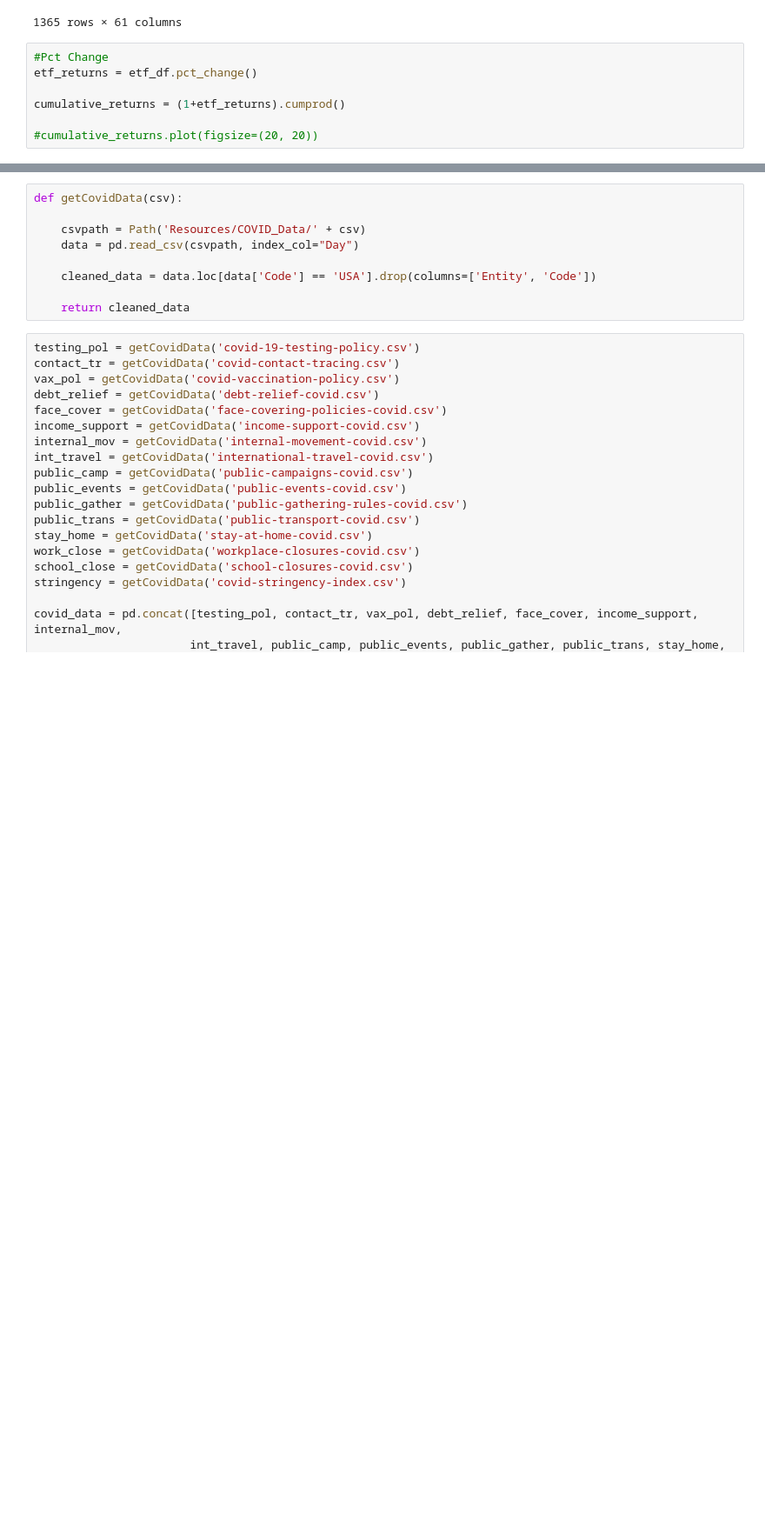
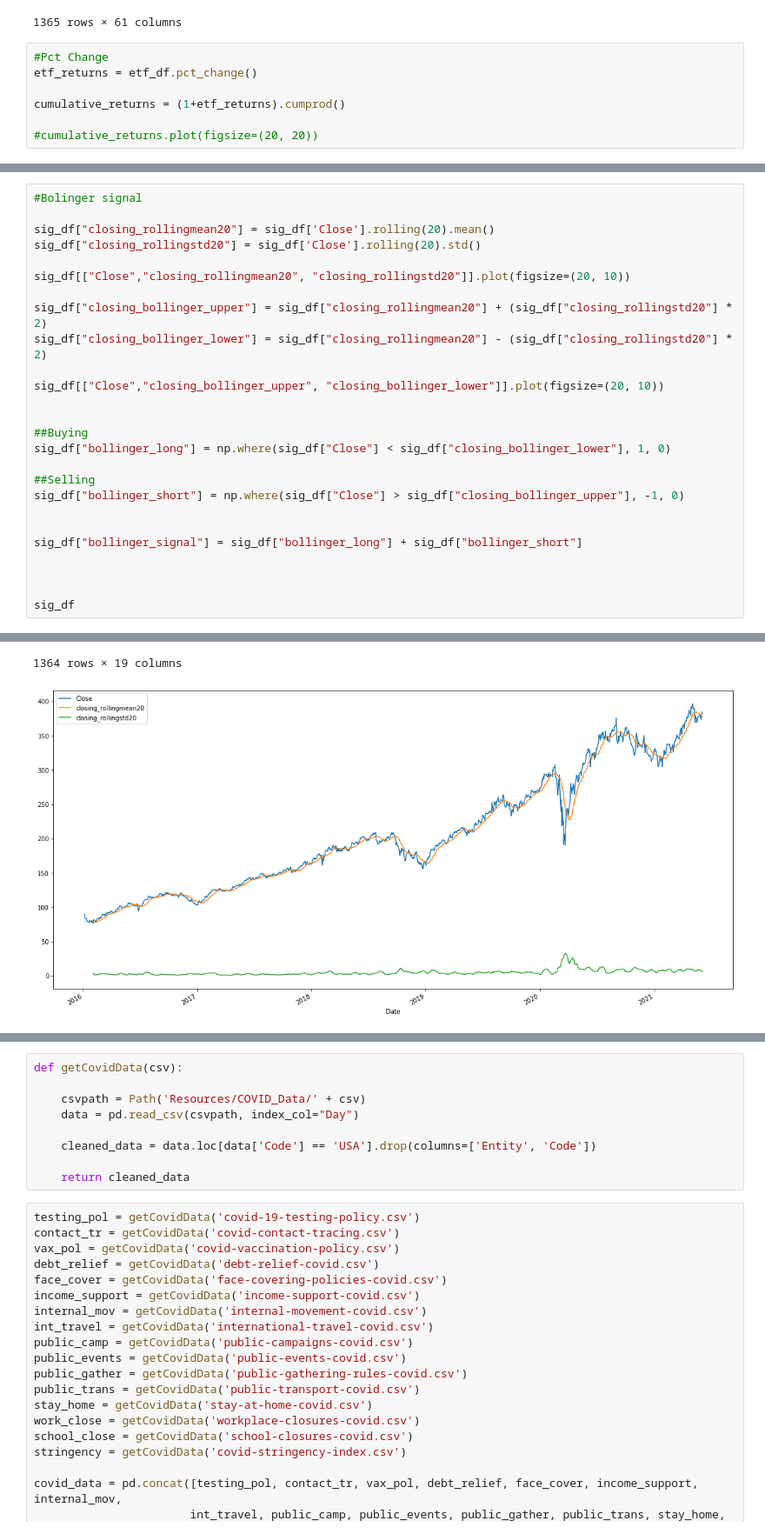
Before and after one commit to scolpan/etf_ml, a Jupyter notebook: InitialETF.ipynb, the cells around one changed output, grey strips where cells are left out. Shown: that part at 87% size. Cells and saved outputs as stored; diff of their text form; blank space fills up the shorter version.

```diff
--- a/InitialETF.ipynb
+++ b/InitialETF.ipynb
@@ -78,0 +184,27 @@ cumulative_returns = (1+etf_returns).cumprod()
+# %%
+#Bolinger signal
+
+sig_df["closing_rollingmean20"] = sig_df['Close'].rolling(20).mean()
+sig_df["closing_rollingstd20"] = sig_df['Close'].rolling(20).std()
+
+sig_df[["Close","closing_rollingmean20", "closing_rollingstd20"]].plot(figsize=(20, 10))
+
+sig_df["closing_bollinger_upper"] = sig_df["closing_rollingmean20"] + (sig_df["closing_rollingstd20"] * 2)
+sig_df["closing_bollinger_lower"] = sig_df["closing_rollingmean20"] - (sig_df["closing_rollingstd20"] * 2)
+
+sig_df[["Close","closing_bollinger_upper", "closing_bollinger_lower"]].plot(figsize=(20, 10))
+
+
+##Buying
+sig_df["bollinger_long"] = np.where(sig_df["Close"] < sig_df["closing_bollinger_lower"], 1, 0)
+
+##Selling
+sig_df["bollinger_short"] = np.where(sig_df["Close"] > sig_df["closing_bollinger_upper"], -1, 0)
+
+
+sig_df["bollinger_signal"] = sig_df["bollinger_long"] + sig_df["bollinger_short"]
+
+
+
+sig_df
+# %% [output]
@@ -78,0 +224,2 @@ cumulative_returns = (1+etf_returns).cumprod()
+1364 rows × 19 columns
+[figure, added]
```
Also changed, not shown: parts of 32 cells of this notebook.
